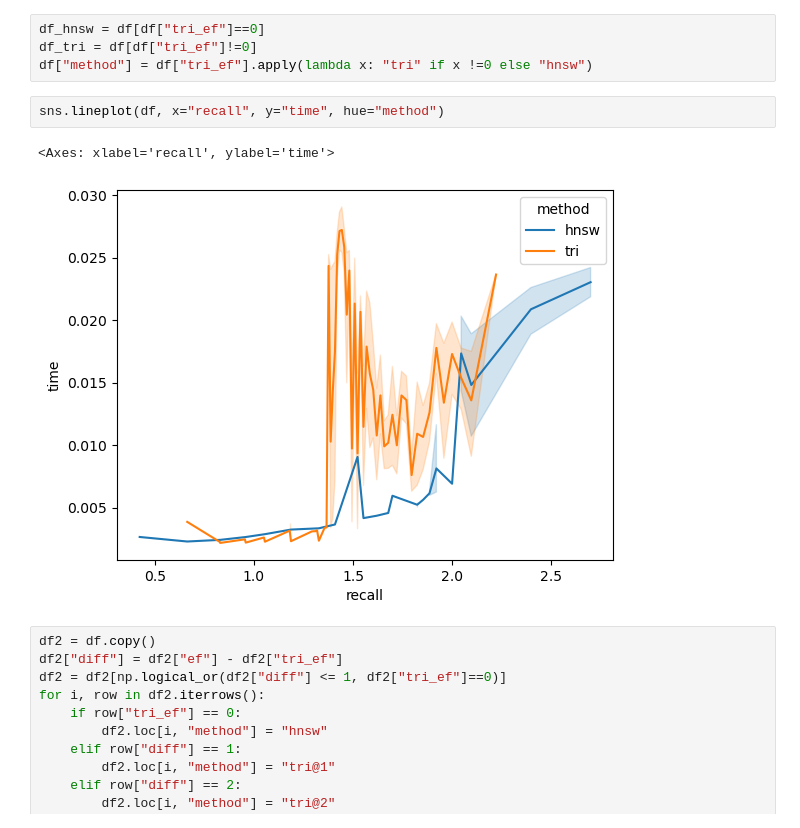
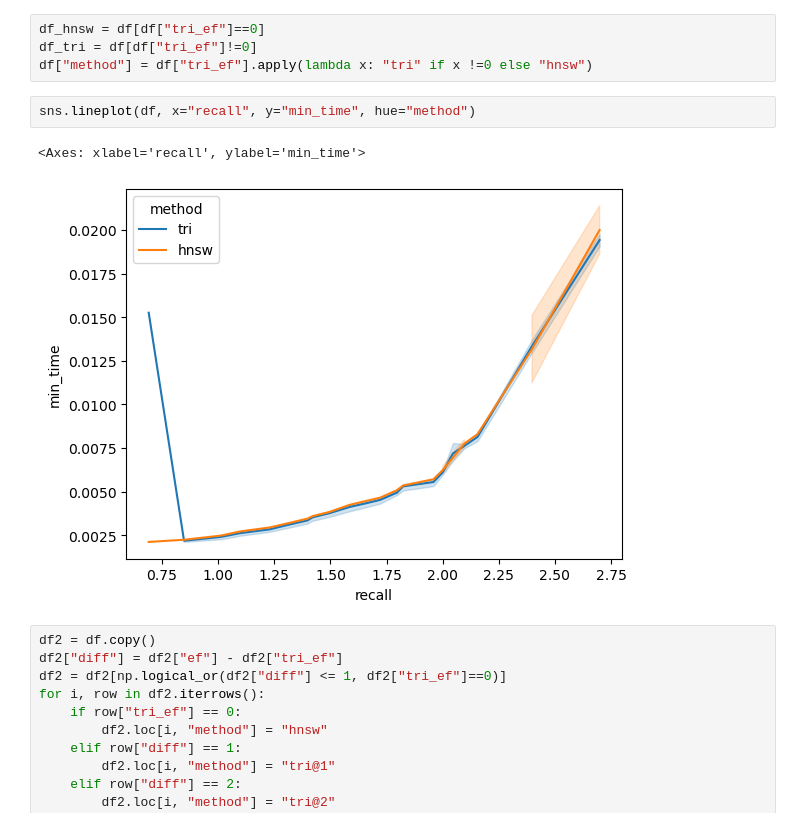
Before and after one commit to xuqianmamba/Tribase, a Jupyter notebook: script/tri_plot.ipynb, the cells around one changed output. Saved outputs shown, nothing was run; the diff lists cells and outputs as text.

```diff
--- a/script/tri_plot.ipynb
+++ b/script/tri_plot.ipynb
@@ -11,10 +11,10 @@ df_hnsw = df[df["tri_ef"]==0]
 df_tri = df[df["tri_ef"]!=0]
 df["method"] = df["tri_ef"].apply(lambda x: "tri" if x !=0 else "hnsw")
 # %%
-sns.lineplot(df, x="recall", y="time", hue="method")
+sns.lineplot(df, x="recall", y="min_time", hue="method")
 # %% [output]
-<Axes: xlabel='recall', ylabel='time'>
+<Axes: xlabel='recall', ylabel='min_time'>
-[figure, old version]
+[figure, new version]
 # %%
 df2 = df.copy()
 df2["diff"] = df2["ef"] - df2["tri_ef"]
```
Also changed, not shown: parts of 4 cells of this notebook, 11 other files.
